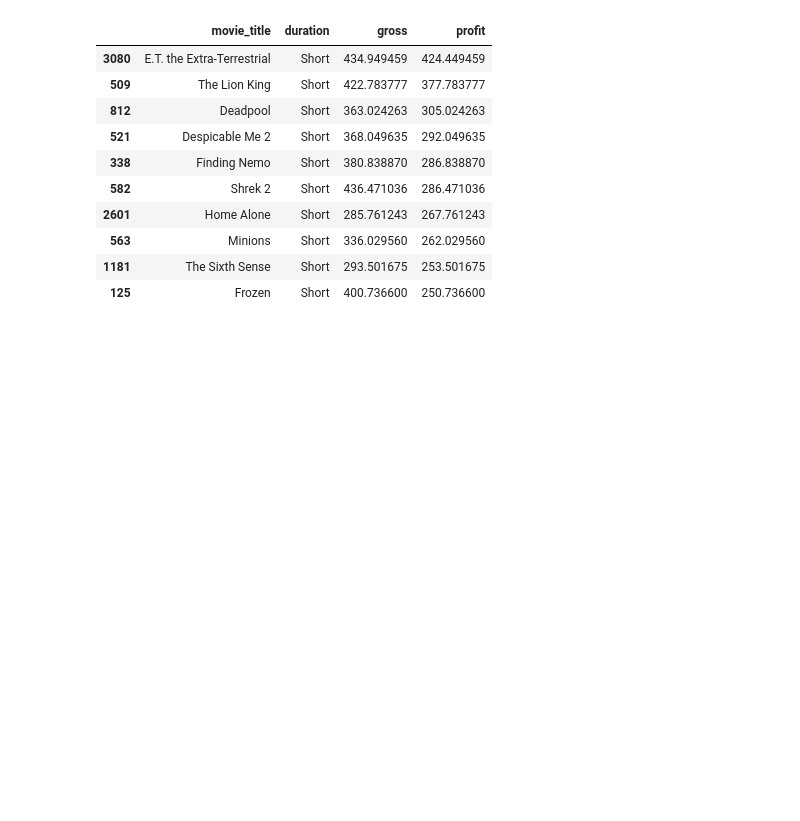
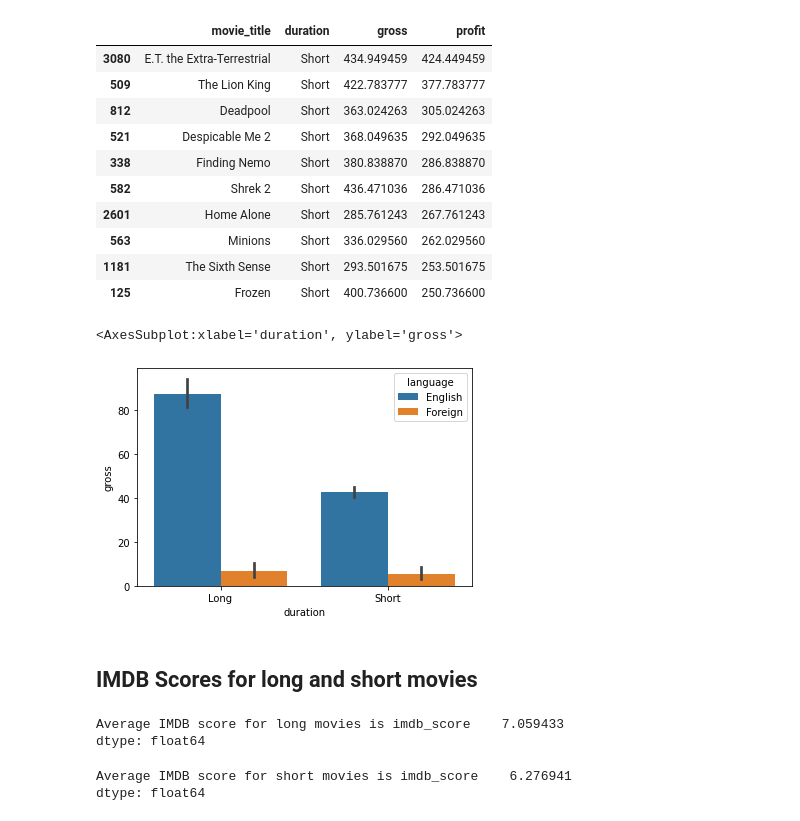
Before and after one commit to MSaaad/Data-science-practice, a Jupyter notebook: MovieRecommendation/IMDB Movie Data.ipynb, the cells around one changed output. Saved outputs shown, nothing was run; the diff lists cells and outputs as text; code cells hidden in the pictures; blank space fills up the shorter version.

```diff
--- a/MovieRecommendation/IMDB Movie Data.ipynb
+++ b/MovieRecommendation/IMDB Movie Data.ipynb
@@ -415,4 +415,21 @@ data[data['duration'] == 'Short'][['movie_title','duration','gross','profit']].s
 | 1181 | The Sixth Sense | Short | 293.501675 | 253.501675 |
 | 125 | Frozen | Short | 400.736600 | 250.736600 |
 # %%
-sns.barplot(data['duration'],data['gross'])
+sns.barplot(data['duration'],data['gross'], hue = data['language'])
+# %% [output]
+<AxesSubplot:xlabel='duration', ylabel='gross'>
+[figure, added]
+# %% [markdown]
+## IMDB Scores for long and short movies
+# %%
+x = data[data['duration'] == 'Long'][['imdb_score']].mean()
+print('Average IMDB score for long movies is',x)
+# %% [output]
+Average IMDB score for long movies is imdb_score    7.059433
+dtype: float64
+# %%
+x = data[data['duration'] == 'Short'][['imdb_score']].mean()
+print('Average IMDB score for short movies is',x)
+# %% [output]
+Average IMDB score for short movies is imdb_score    6.276941
+dtype: float64
```
Also changed, not shown: parts of 9 cells of this notebook.
